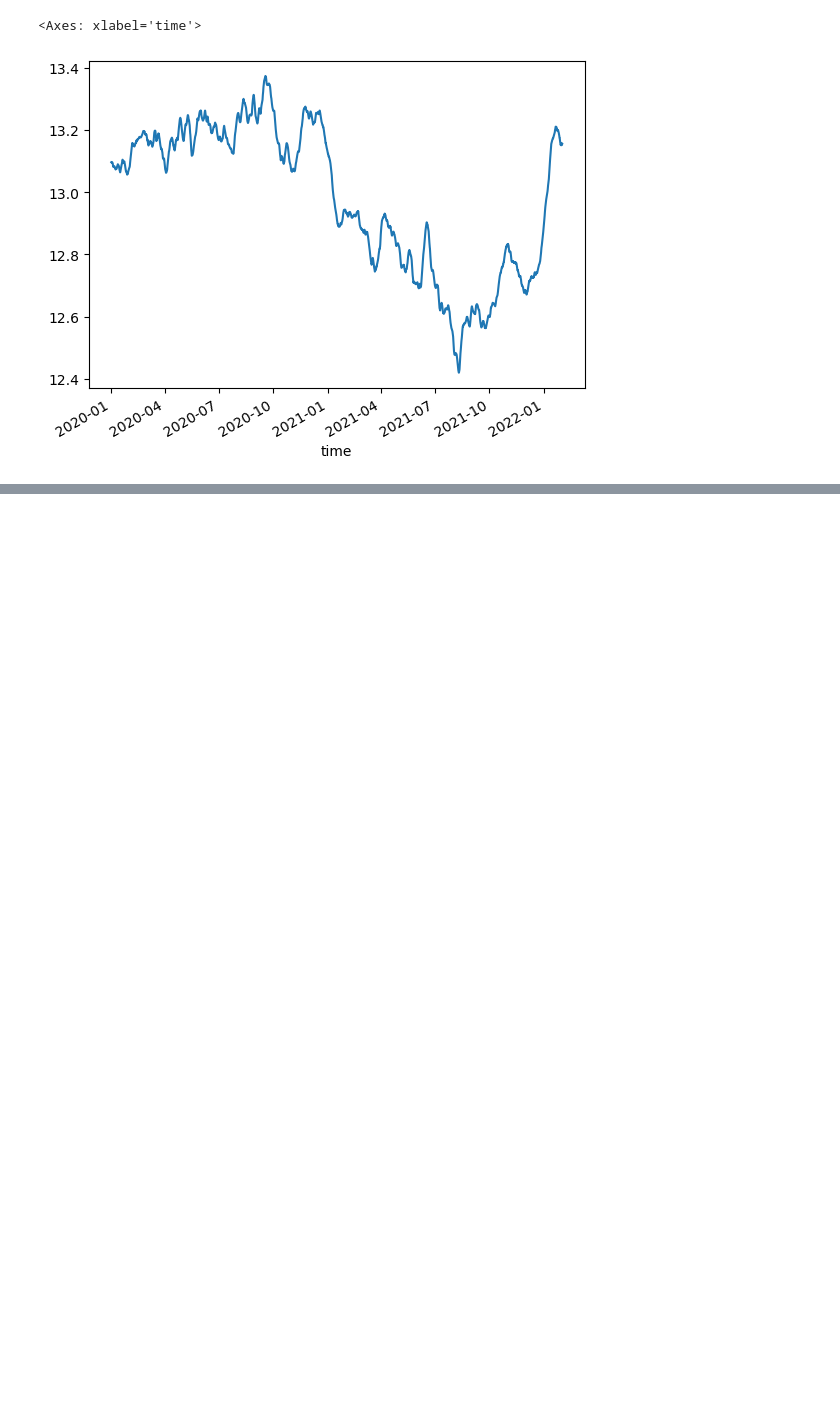
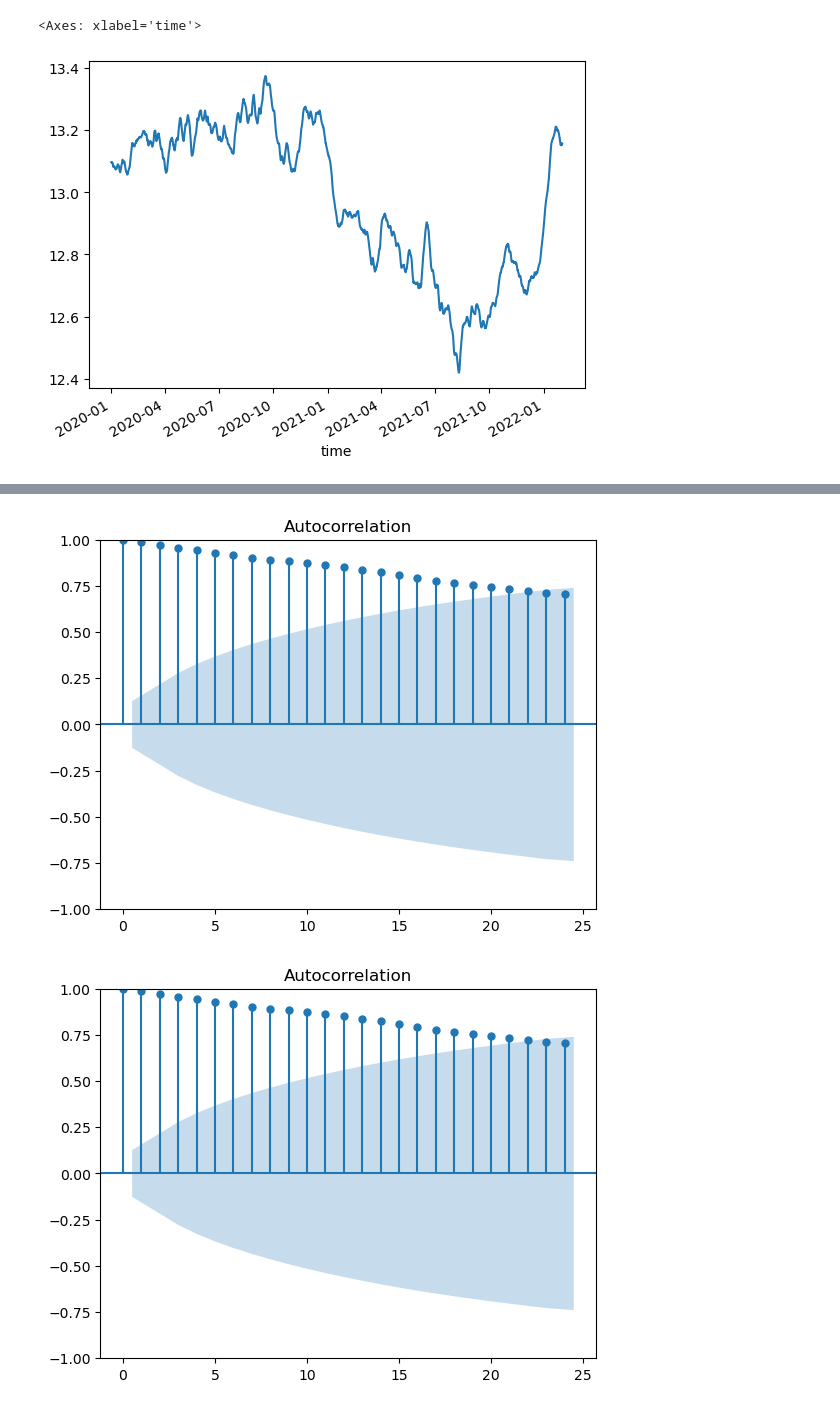
Before and after one commit to Camiloesp/PythonDataScience_SupervisedML, a Jupyter notebook: Regression_and_Forecasting/8_TimeSeriesAnalysis.ipynb, the cells around one changed output, grey strips where cells are left out. Saved outputs shown, nothing was run; the diff lists cells and outputs as text; code cells hidden in the pictures; blank space fills up the shorter version.

```diff
--- a/Regression_and_Forecasting/8_TimeSeriesAnalysis.ipynb
+++ b/Regression_and_Forecasting/8_TimeSeriesAnalysis.ipynb
@@ -28,0 +51,7 @@ weather.set_index('time').loc[:, 'temperature'].rolling((24 * 365)).mean().plot(
+# %%
+from statsmodels.graphics.tsaplots import plot_acf
+
+plot_acf(taco_stands.set_index('Date'))
+# %% [output]
+[figure, added]
+[figure, added]
```
Also changed, not shown: parts of 14 cells of this notebook, 1 other file.
